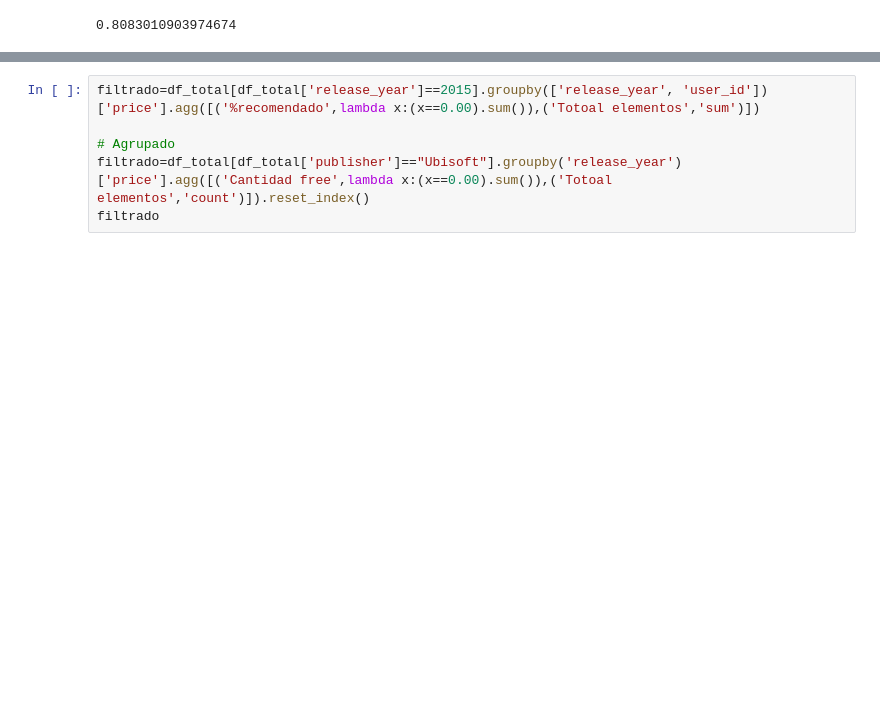
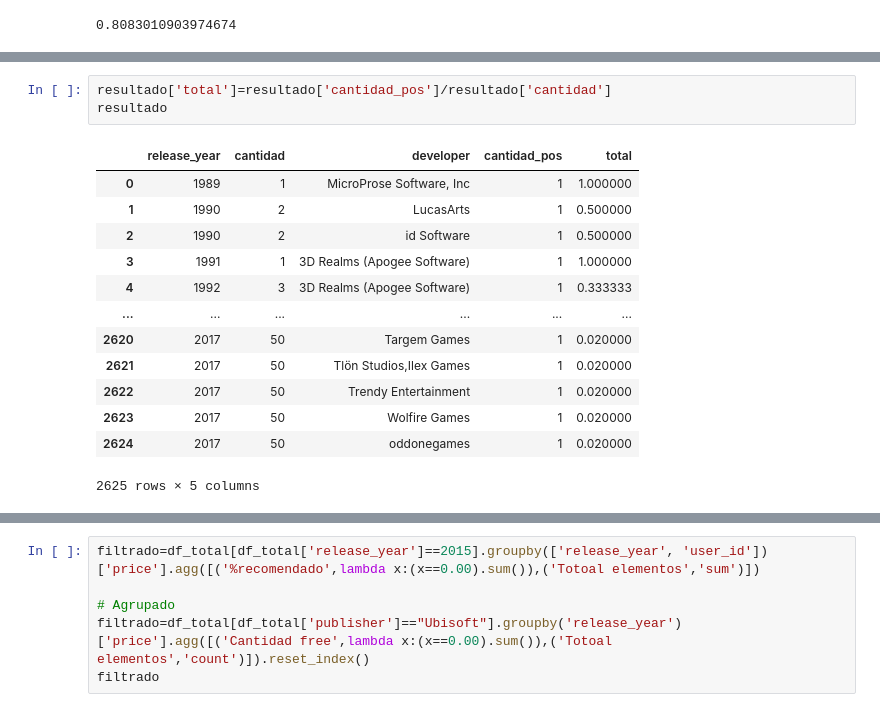
Before and after one commit to rodcordova/data_16_recomendacion, a Jupyter notebook: games_eda_etl.ipynb, the cells around one changed output, grey strips where cells are left out. Saved outputs shown, nothing was run; the diff lists cells and outputs as text; blank space fills up the shorter version.

```diff
--- a/games_eda_etl.ipynb
+++ b/games_eda_etl.ipynb
@@ -773,3 +797,20 @@ resultado
+# %%
+resultado['total']=resultado['cantidad_pos']/resultado['cantidad']
+resultado
+# %% [output]
+|  | release_year | cantidad | developer | cantidad_pos | total |
+| 0 | 1989 | 1 | MicroProse Software, Inc | 1 | 1.000000 |
+| 1 | 1990 | 2 | LucasArts | 1 | 0.500000 |
+| 2 | 1990 | 2 | id Software | 1 | 0.500000 |
+| 3 | 1991 | 1 | 3D Realms (Apogee Software) | 1 | 1.000000 |
+| 4 | 1992 | 3 | 3D Realms (Apogee Software) | 1 | 0.333333 |
+| ... | ... | ... | ... | ... | ... |
+| 2620 | 2017 | 50 | Targem Games | 1 | 0.020000 |
+| 2621 | 2017 | 50 | Tlön Studios,Ilex Games | 1 | 0.020000 |
+| 2622 | 2017 | 50 | Trendy Entertainment | 1 | 0.020000 |
+| 2623 | 2017 | 50 | Wolfire Games | 1 | 0.020000 |
+| 2624 | 2017 | 50 | oddonegames | 1 | 0.020000 |
+2625 rows × 5 columns
 # %%
 resultado=resultado.sort_values(by='total', ascending=False)
 resultado
```
Also changed, not shown: parts of 19 cells of this notebook, 1 other file.
